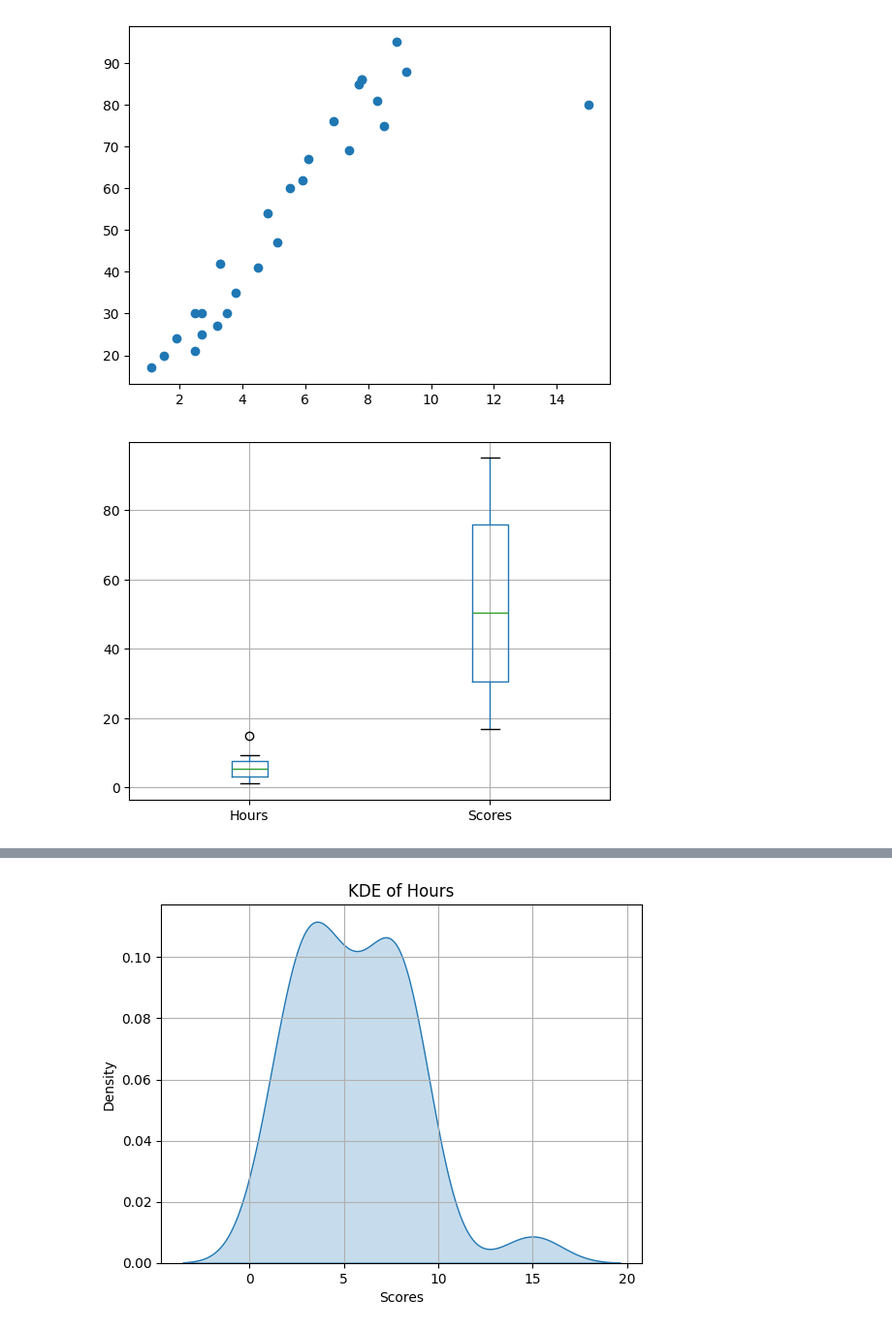
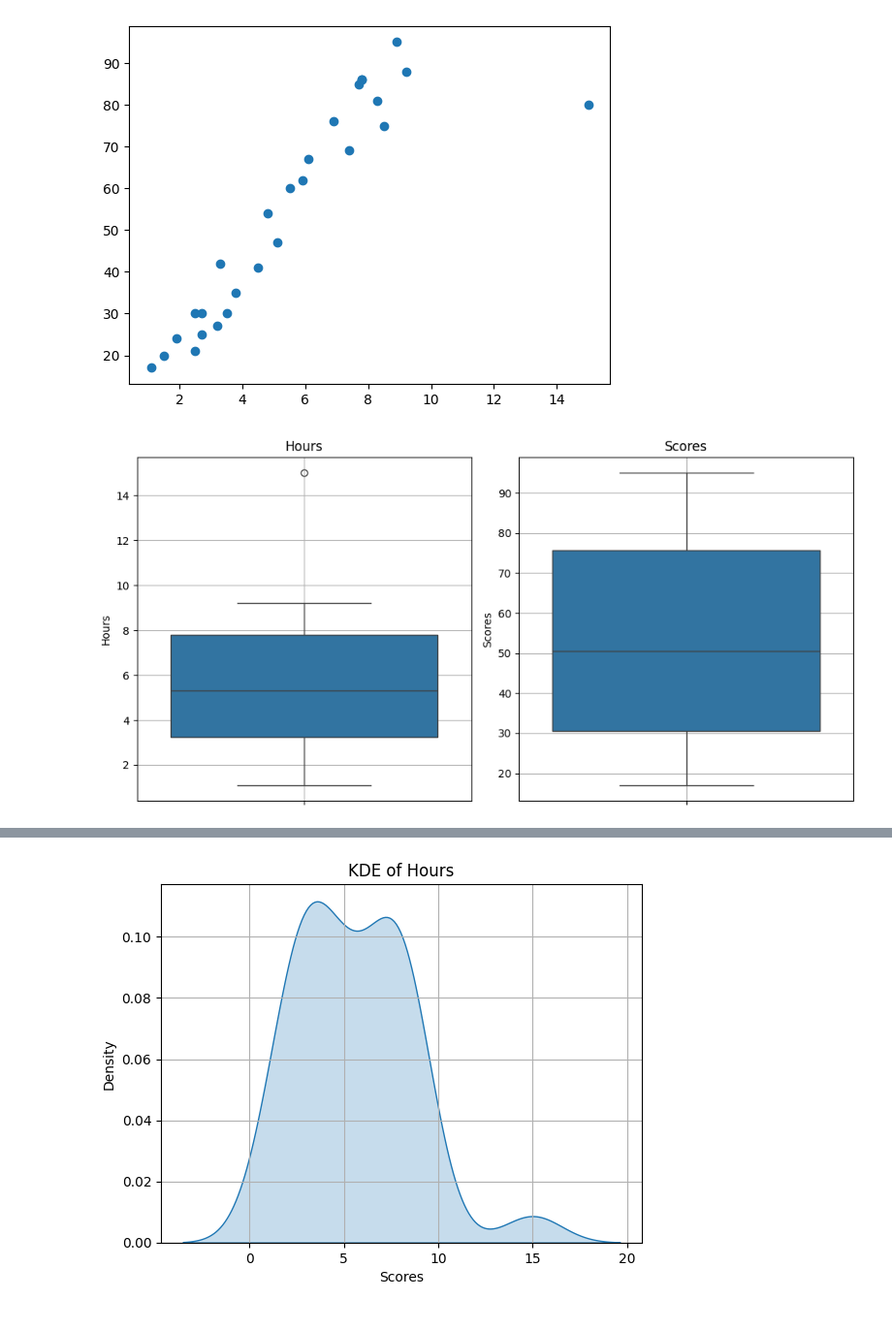
Before and after one commit to ash322ash422/tut_ml, a Jupyter notebook: tut_linear_regression/tut_ml_linearReg_1variable_student_score.ipynb, the cells around one changed output, grey strips where cells are left out. Shown at 97% size. Drawn from its saved outputs; the diff is of its cells as text; code cells hidden in the pictures.

```diff
--- a/tut_linear_regression/tut_ml_linearReg_1variable_student_score.ipynb
+++ b/tut_linear_regression/tut_ml_linearReg_1variable_student_score.ipynb
@@ -142,41 +143,59 @@ plt.show()
 # %% [output]
 [figure]
 # %%
-# Boxplot: There are outliers
+# Boxplot (STYLE1: DO NOT USE THIS): There are outliers
 
-df.boxplot()  # or df.plot(kind='box')
+# df.boxplot()  # or df.plot(kind='box')
 
 # plt.title("Boxplot of Subjects")
 # plt.ylabel("Value")
 # plt.grid(True)
 
-plt.show()
-
-# Boxplot shows:
-# Minimum (excluding outliers): The smallest data point still within 1.5 IQR of the lower quartile.
-# First Quartile (Q1): 25% of the data fall below this value.
-# Median (Q2): The middle value (50% of the data fall below this).
-# Third Quartile (Q3): 75% of the data fall below this value.
-# Maximum (excluding outliers): The largest data point still within 1.5 IQR of the upper quartile.
-
-# Box Components:
-# Box: Spans from Q1 to Q3 (the interquartile range, or IQR). It shows the middle 50% of the data.
-# Line inside the box: The median.
-# Whiskers: Extend from the box to the minimum and maximum values within 1.5 * IQR from Q1 and Q3.
-# Dots (Outliers): Individual points that fall outside the whiskers (i.e., more than 1.5 * IQR from the quartiles).
-
-
-# What You Can Learn from a Boxplot:
-# 1) Central tendency (via the median).
-# 2) Spread of the data (via the IQR and whiskers).
-# 3) Skewness:
-#     If the median is closer to Q1 → right-skewed.
-#     If the median is closer to Q3 → left-skewed.
-
-# 4) Presence of outliers.
-# 5) Comparison between groups (boxplots are great for side-by-side comparison across categories).
+# plt.show()
-# %% [output]
-[figure, removed]
+# %%
+# Boxplot (STYLE2): There are outliers
+
+# Create a figure with 2 subplots in 1 row
+fig, axes = plt.subplots(1, 2, figsize=(10, 5))
+
+# Boxplot for Hours
+sns.boxplot(y=df['Hours'], ax=axes[0])
+axes[0].set_title('Hours')
+axes[0].grid(True)
+
+# Boxplot for Scores
+sns.boxplot(y=df['Scores'], ax=axes[1])
+axes[1].set_title('Scores')
+axes[1].grid(True)
+
+plt.tight_layout()
+plt.show()
+
+# Boxplot shows:
+# Minimum (excluding outliers): The smallest data point still within 1.5 IQR of the lower quartile.
+# First Quartile (Q1): 25% of the data fall below this value.
+# Median (Q2): The middle value (50% of the data fall below this).
+# Third Quartile (Q3): 75% of the data fall below this value.
+# Maximum (excluding outliers): The largest data point still within 1.5 IQR of the upper quartile.
+
+# Box Components:
+# Box: Spans from Q1 to Q3 (the interquartile range, or IQR). It shows the middle 50% of the data.
+# Line inside the box: The median.
+# Whiskers: Extend from the box to the minimum and maximum values within 1.5 * IQR from Q1 and Q3.
+# Dots (Outliers): Individual points that fall outside the whiskers (i.e., more than 1.5 * IQR from the quartiles).
+
+
+# What You Can Learn from a Boxplot:
+# 1) Central tendency (via the median).
+# 2) Spread of the data (via the IQR and whiskers).
+# 3) Skewness:
+#     If the median is closer to Q1 → right-skewed.
+#     If the median is closer to Q3 → left-skewed.
+
+# 4) Presence of outliers.
+# 5) Comparison between groups (boxplots are great for side-by-side comparison across categories).
+# %% [output]
+[figure, added]
 # %%
 # Lets find the value of this outlier:
 # Step 1: Calculate Q1, Q3 and IQR
```
Also changed, not shown: parts of 9 cells of this notebook, 1 other file.
